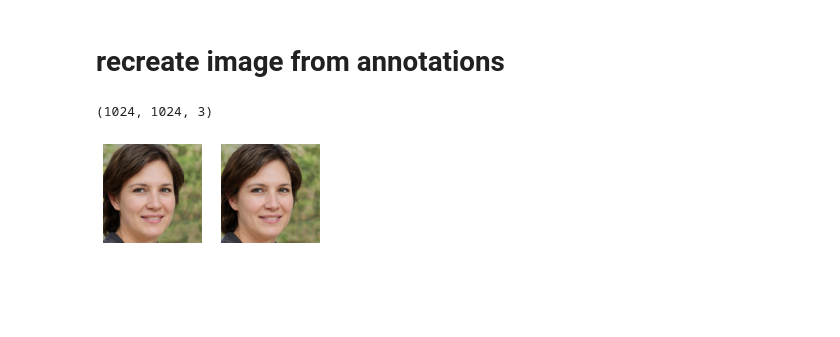
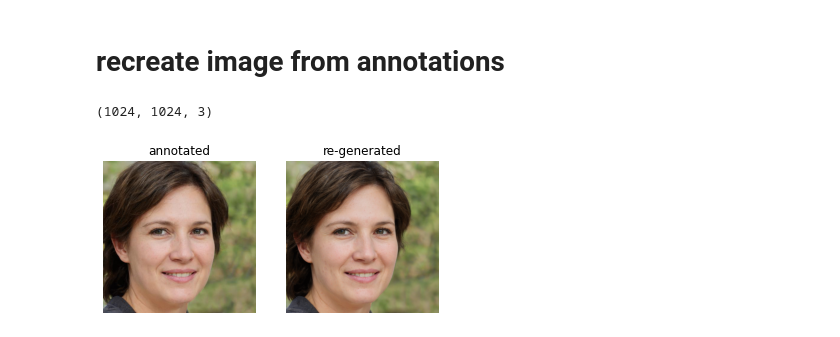
Before and after one commit to csinva/matching-with-gans, a Jupyter notebook: src/00_test_gan.ipynb, the cells around one changed output. Cells and saved outputs as stored; diff of their text form; code cells hidden in the pictures; blank space fills up the shorter version.

```diff
--- a/src/00_test_gan.ipynb
+++ b/src/00_test_gan.ipynb
@@ -11,3 +11,5 @@ import PIL.Image
 import matplotlib.pyplot as plt
 from os.path import join as oj
 import pickle as pkl
+IMAGES_DIR = '../data/annotation-dataset-stylegan2/images'
+GENERATING_LATENTS_DIR = '../data/annotation-dataset-stylegan2/data'
@@ -60,21 +56,23 @@ DATA_DIR = oj(DATASET_DIR, 'data')
 # %%
-W = np.load(oj(DATA_DIR, 'W.npy'))
-Z = np.load(oj(DATA_DIR, 'Z.npy'))
+W = np.load(oj(GENERATING_LATENTS_DIR, 'W.npy'))
+Z = np.load(oj(GENERATING_LATENTS_DIR, 'Z.npy'))
 z = Z[0].reshape(1, -1)
-scores = np.load(oj(DATA_DIR, 'scores.npy'))
+scores = np.load(oj(GENERATING_LATENTS_DIR, 'scores.npy'))
 # %%
 images = Gs.run(z, None, **Gs_kwargs) # [minibatch, height, width, channel]
-im_gt = PIL.Image.open(oj(DATASET_DIR, 'images/0.jpg'))
+im_gt = PIL.Image.open(oj(IMAGES_DIR, '0.jpg'))
 print(images[0].shape)
-plt.subplot(131)
+plt.subplot(121)
+plt.title('annotated')
 plt.imshow(im_gt)
 plt.axis('off')
-plt.subplot(132)
+plt.subplot(122)
+plt.title('re-generated')
 plt.imshow(images[0])
 plt.axis('off')
 # plt.subplot(133)
 # plt.imshow(im_gt - images[0])
 plt.show()
 # %% [output]
 (1024, 1024, 3)
-[figure, old version]
+[figure, new version]
```
Also changed, not shown: parts of 2 cells of this notebook, 3 other files.
